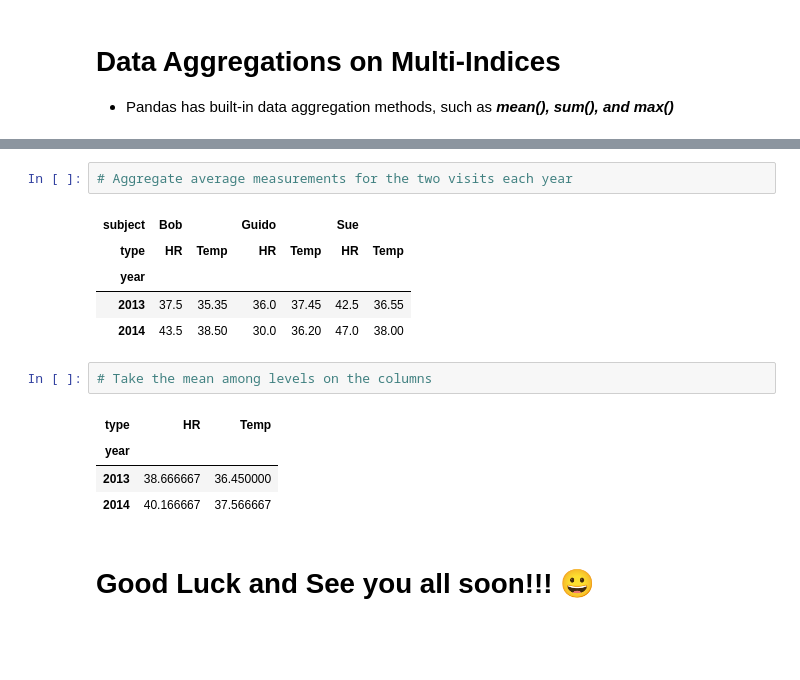
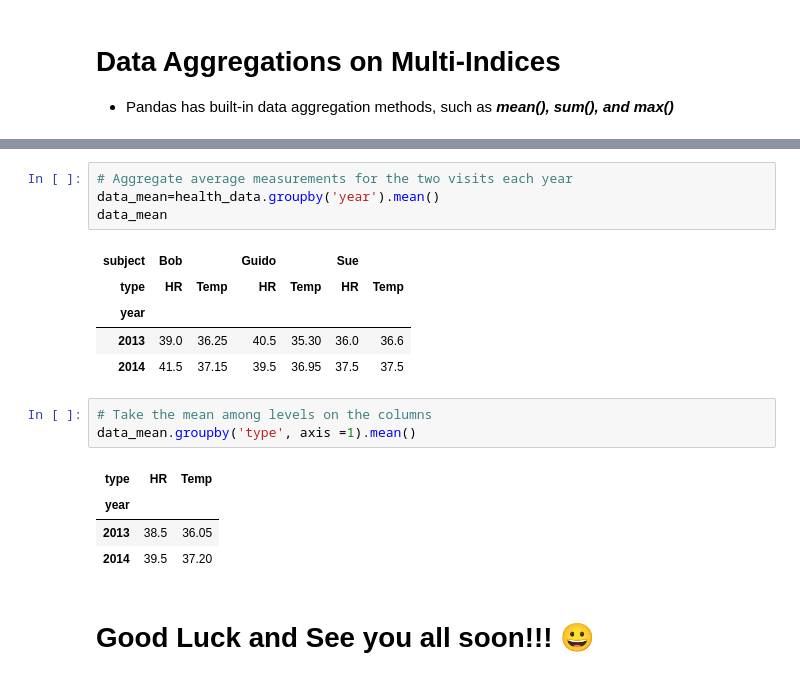
Before and after one commit to hasanahaffendy/STQD6014---Data-Science, a Jupyter notebook: Week10_Pandas_20231224_WC.ipynb, the cells around one changed output, grey strips where cells are left out. Saved outputs shown, nothing was run; the diff lists cells and outputs as text; blank space fills up the shorter version.

```diff
--- a/Week10_Pandas_20231224_WC.ipynb
+++ b/Week10_Pandas_20231224_WC.ipynb
@@ -1385,17 +1391,20 @@ health_data
 # %%
 # Aggregate average measurements for the two visits each year
+data_mean=health_data.groupby('year').mean()
+data_mean
 # %% [output]
 | subject | Bob |  | Guido |  | Sue |  |
 | type | HR | Temp | HR | Temp | HR | Temp |
 | year |  |  |  |  |  |  |
-| 2013 | 37.5 | 35.35 | 36.0 | 37.45 | 42.5 | 36.55 |
-| 2014 | 43.5 | 38.50 | 30.0 | 36.20 | 47.0 | 38.00 |
+| 2013 | 39.0 | 36.25 | 40.5 | 35.30 | 36.0 | 36.6 |
+| 2014 | 41.5 | 37.15 | 39.5 | 36.95 | 37.5 | 37.5 |
 # %%
 # Take the mean among levels on the columns
+data_mean.groupby('type', axis =1).mean()
 # %% [output]
 | type | HR | Temp |
 | year |  |  |
-| 2013 | 38.666667 | 36.450000 |
-| 2014 | 40.166667 | 37.566667 |
+| 2013 | 38.5 | 36.05 |
+| 2014 | 39.5 | 37.20 |
 # %% [markdown]
 # **Good Luck and See you all soon!!!** 😀
```
Also changed, not shown: parts of 6 cells of this notebook.
